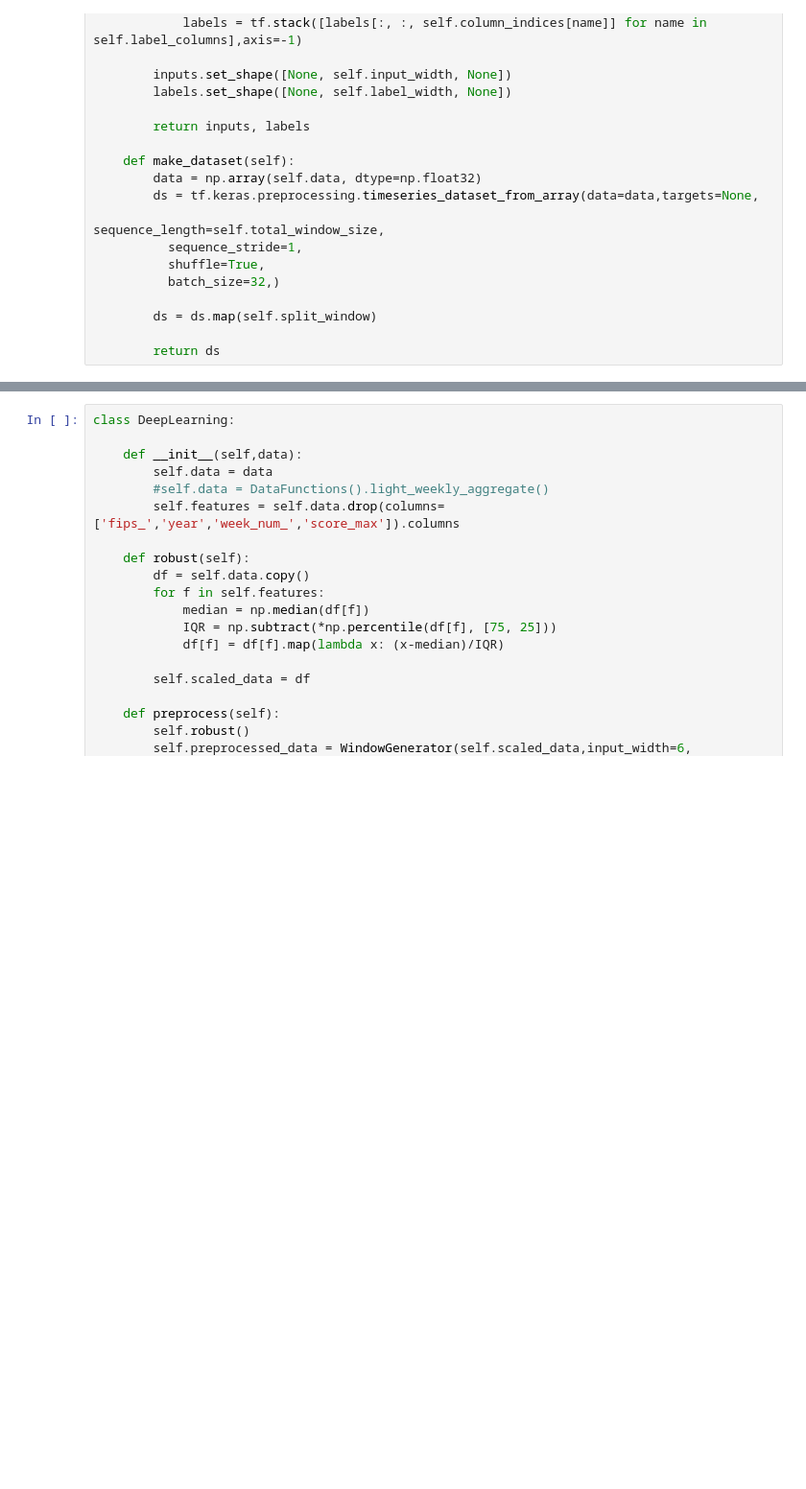
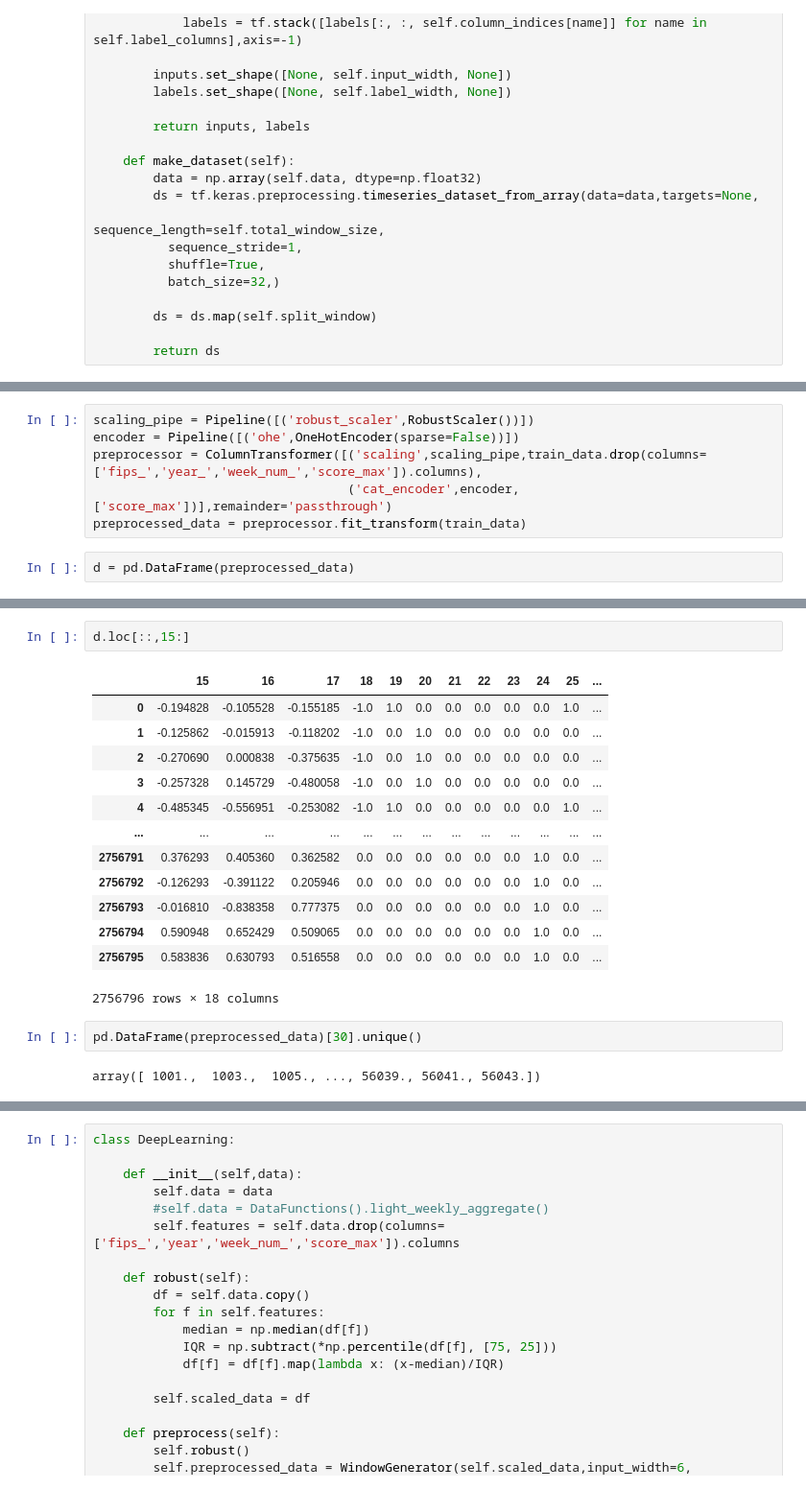
Before and after one commit to realGhostFoxx/droughts_modelling, a Jupyter notebook: notebooks/RNN_baseline_model.ipynb, the cells around one changed output, grey strips where cells are left out. Shown: that part at 96% size. Saved outputs shown, nothing was run; the diff lists cells and outputs as text; blank space fills up the shorter version.

Commit message:
tweaked data file, finished updated DL trainer file

```diff
--- a/notebooks/RNN_baseline_model.ipynb
+++ b/notebooks/RNN_baseline_model.ipynb
@@ -101,0 +171,8 @@ class WindowGenerator():
+# %%
+scaling_pipe = Pipeline([('robust_scaler',RobustScaler())])
+encoder = Pipeline([('ohe',OneHotEncoder(sparse=False))])
+preprocessor = ColumnTransformer([('scaling',scaling_pipe,train_data.drop(columns=['fips_','year_','week_num_','score_max']).columns),
+                                  ('cat_encoder',encoder,['score_max'])],remainder='passthrough')
+preprocessed_data = preprocessor.fit_transform(train_data)
+# %%
+d = pd.DataFrame(preprocessed_data)
@@ -101,0 +217,20 @@ class WindowGenerator():
+# %%
+d.loc[::,15:]
+# %% [output]
+|  | 15 | 16 | 17 | 18 | 19 | 20 | 21 | 22 | 23 | 24 | 25 | ... |
+| 0 | -0.194828 | -0.105528 | -0.155185 | -1.0 | 1.0 | 0.0 | 0.0 | 0.0 | 0.0 | 0.0 | 1.0 | ... |
+| 1 | -0.125862 | -0.015913 | -0.118202 | -1.0 | 0.0 | 1.0 | 0.0 | 0.0 | 0.0 | 0.0 | 0.0 | ... |
+| 2 | -0.270690 | 0.000838 | -0.375635 | -1.0 | 0.0 | 1.0 | 0.0 | 0.0 | 0.0 | 0.0 | 0.0 | ... |
+| 3 | -0.257328 | 0.145729 | -0.480058 | -1.0 | 0.0 | 1.0 | 0.0 | 0.0 | 0.0 | 0.0 | 0.0 | ... |
+| 4 | -0.485345 | -0.556951 | -0.253082 | -1.0 | 1.0 | 0.0 | 0.0 | 0.0 | 0.0 | 0.0 | 1.0 | ... |
+| ... | ... | ... | ... | ... | ... | ... | ... | ... | ... | ... | ... | ... |
+| 2756791 | 0.376293 | 0.405360 | 0.362582 | 0.0 | 0.0 | 0.0 | 0.0 | 0.0 | 0.0 | 1.0 | 0.0 | ... |
+| 2756792 | -0.126293 | -0.391122 | 0.205946 | 0.0 | 0.0 | 0.0 | 0.0 | 0.0 | 0.0 | 1.0 | 0.0 | ... |
+| 2756793 | -0.016810 | -0.838358 | 0.777375 | 0.0 | 0.0 | 0.0 | 0.0 | 0.0 | 0.0 | 1.0 | 0.0 | ... |
+| 2756794 | 0.590948 | 0.652429 | 0.509065 | 0.0 | 0.0 | 0.0 | 0.0 | 0.0 | 0.0 | 1.0 | 0.0 | ... |
+| 2756795 | 0.583836 | 0.630793 | 0.516558 | 0.0 | 0.0 | 0.0 | 0.0 | 0.0 | 0.0 | 1.0 | 0.0 | ... |
+2756796 rows × 18 columns
+# %%
+pd.DataFrame(preprocessed_data)[30].unique()
+# %% [output]
+array([ 1001.,  1003.,  1005., ..., 56039., 56041., 56043.])
```
Also changed, not shown: parts of 32 cells of this notebook, 4 other files.
